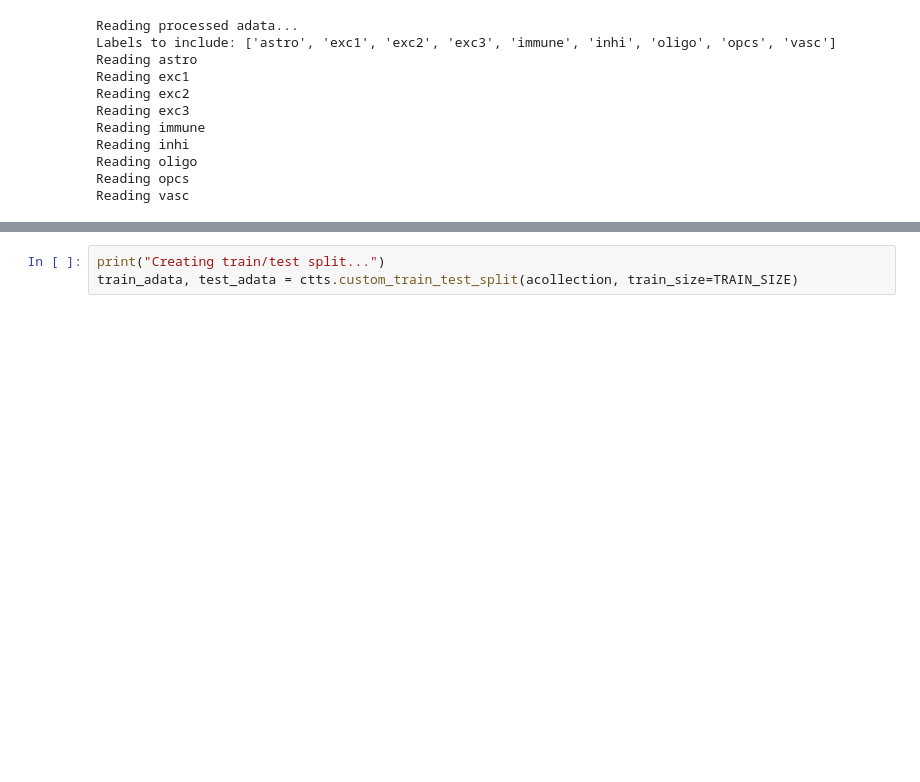
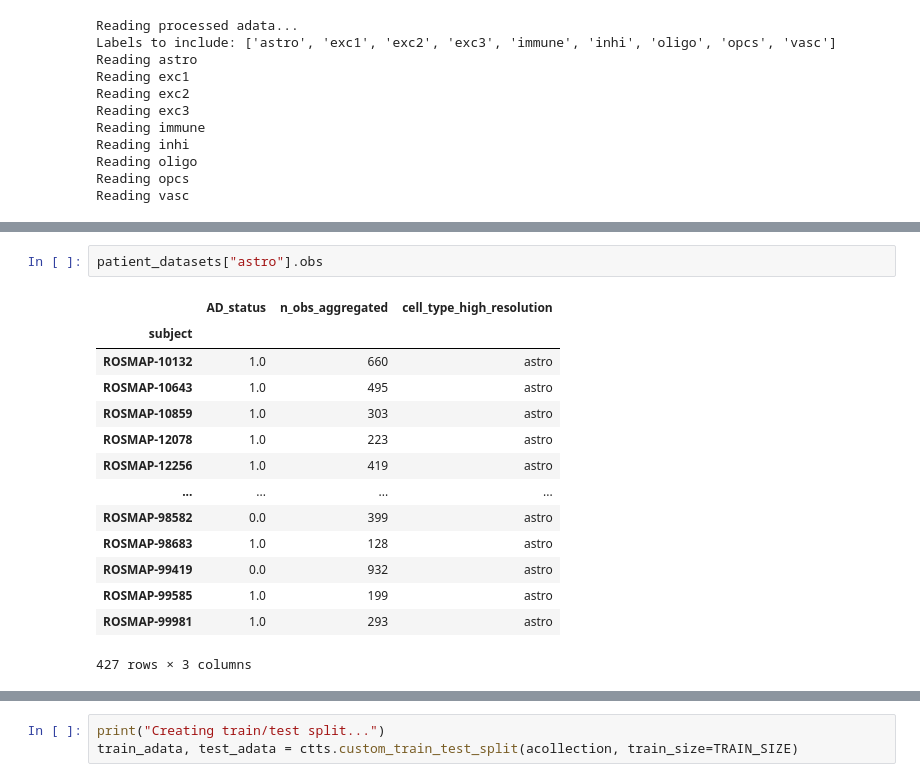
Before and after one commit to ThomasM31/BBTX11-VT26-07, a Jupyter notebook: BINN/data_handling_test.ipynb, the cells around one changed output, grey strips where cells are left out. Drawn from its saved outputs; the diff is of its cells as text; blank space fills up the shorter version.

```diff
--- a/BINN/data_handling_test.ipynb
+++ b/BINN/data_handling_test.ipynb
@@ -68,0 +126,17 @@ datasets
+# %%
+patient_datasets["astro"].obs
+# %% [output]
+|  | AD_status | n_obs_aggregated | cell_type_high_resolution |
+| subject |  |  |  |
+| ROSMAP-10132 | 1.0 | 660 | astro |
+| ROSMAP-10643 | 1.0 | 495 | astro |
+| ROSMAP-10859 | 1.0 | 303 | astro |
+| ROSMAP-12078 | 1.0 | 223 | astro |
+| ROSMAP-12256 | 1.0 | 419 | astro |
+| ... | ... | ... | ... |
+| ROSMAP-98582 | 0.0 | 399 | astro |
+| ROSMAP-98683 | 1.0 | 128 | astro |
+| ROSMAP-99419 | 0.0 | 932 | astro |
+| ROSMAP-99585 | 1.0 | 199 | astro |
+| ROSMAP-99981 | 1.0 | 293 | astro |
+427 rows × 3 columns
```
Also changed, not shown: parts of 13 cells of this notebook.
